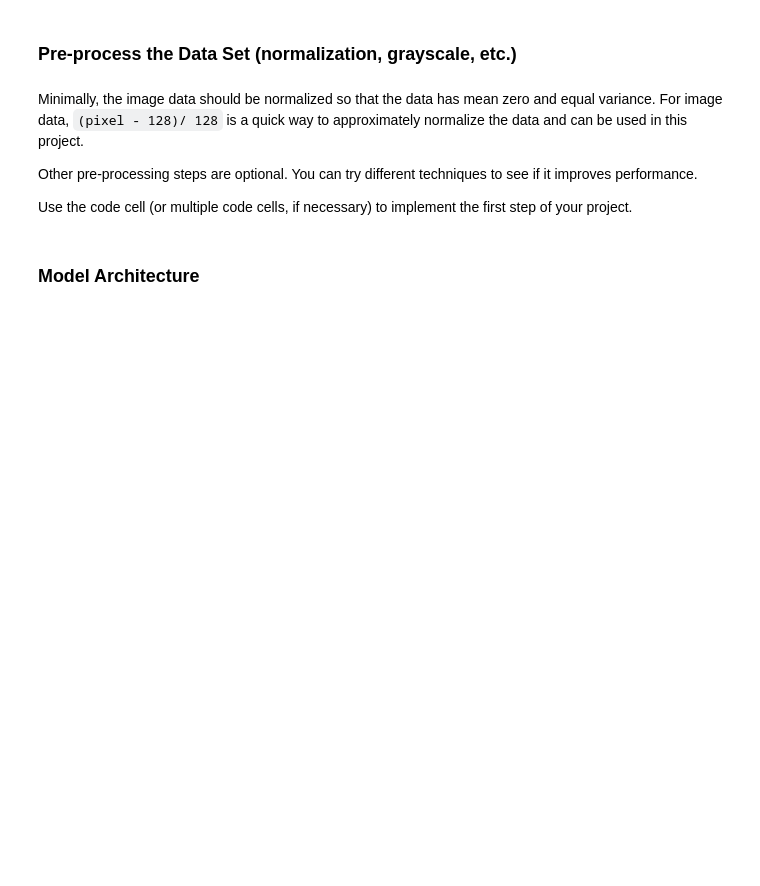
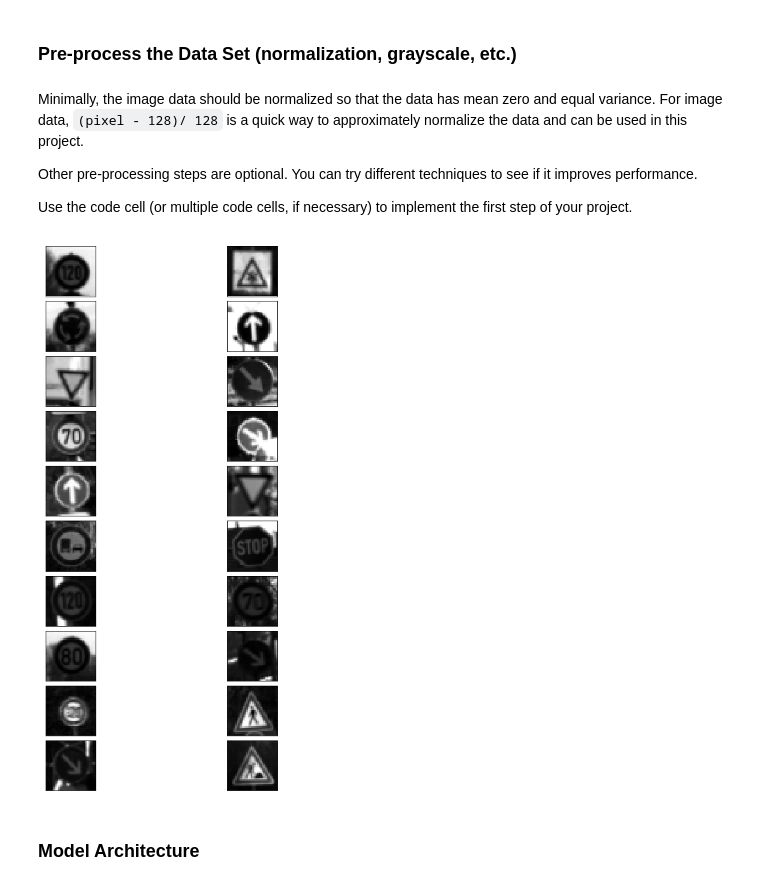
Before and after one commit to timothyta12/CarND-Traffic-Sign-Classifier-Project, a Jupyter notebook: Traffic_Sign_Classifier.ipynb, the cells around one changed output. Cells and saved outputs as stored; diff of their text form; code cells hidden in the pictures; blank space fills up the shorter version.

Commit message:
Fixed preprocessing not showing images

```diff
--- a/Traffic_Sign_Classifier.ipynb
+++ b/Traffic_Sign_Classifier.ipynb
@@ -186,23 +186,28 @@ Use the code cell (or multiple code cells, if necessary) to implement the first
 # %%
 ### Preprocess the data here. It is required to normalize the data. Other preprocessing steps could include
 ### converting to grayscale, etc.
 ### Feel free to use as many code cells as needed.
+import cv2
 def grayscale(image):
     image = np.copy(image)
-    return np.mean(image, axis=2, keepdims=True)
+    return cv2.cvtColor(image, cv2.COLOR_RGB2GRAY)
 
 def scale(image, min_value=0, max_value=1):
     image = np.copy(image)
     return min_value + max_value*(image/np.max(image))
 
 def preprocess(image):
     image = np.copy(image)
     gray = grayscale(image)
     scaled = scale(gray)
-    return scaled
+    result = np.expand_dims(scaled, axis=2)
+    return result
 
-# result = [grayscale(img) for img in train['features'][:20]]
-# show_images(result)
+result = np.array([preprocess(img) for img in train['features'][:20]])
+result = result.reshape([-1, 32, 32])
+show_images(result)
+# %% [output]
+[figure, added]
 # %% [markdown]
 ### Model Architecture
 # %%
```
Also changed, not shown: parts of 2 cells of this notebook.
